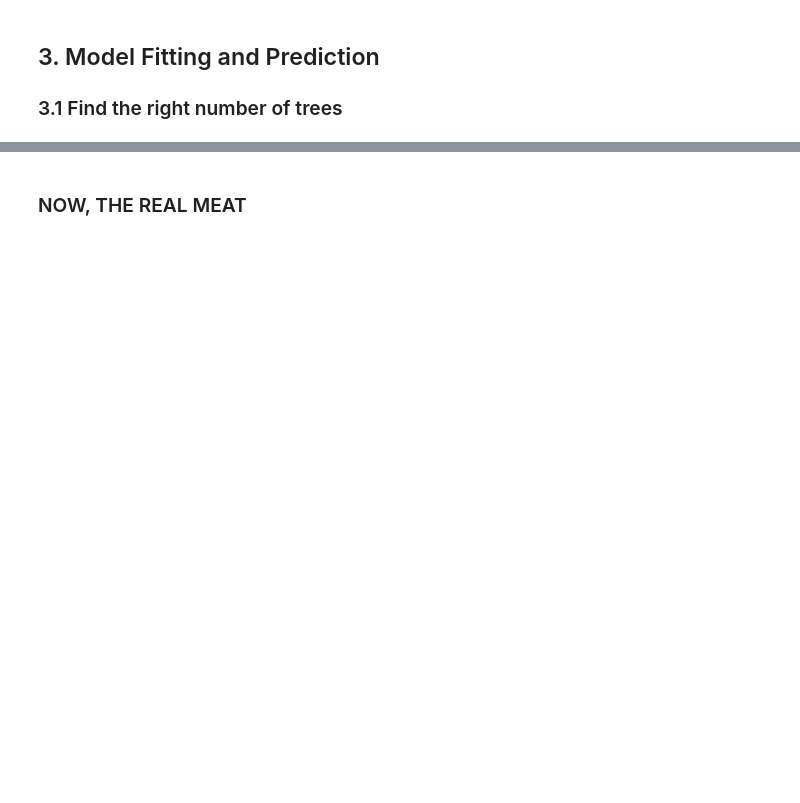
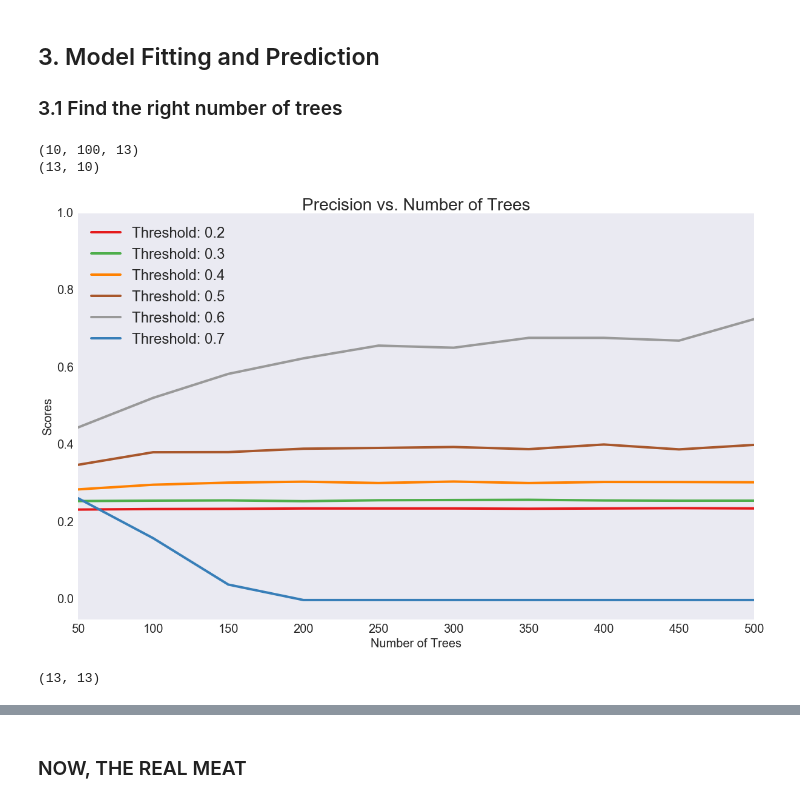
Before and after one commit to DataShackforAirbnb/AirBnbNegotiate, a Jupyter notebook: Model/input/analysis-final.ipynb, the cells around one changed output, grey strips where cells are left out. Saved outputs shown, nothing was run; the diff lists cells and outputs as text; code cells hidden in the pictures; blank space fills up the shorter version.

```diff
--- a/Model/input/analysis-final.ipynb
+++ b/Model/input/analysis-final.ipynb
@@ -194,6 +194,9 @@ Categorical:
 # calc_len = lambda row: (dt.datetime.strptime(row["end"], '%Y-%m-%d') - dt.datetime.strptime(row["start"], '%Y-%m-%d')).days
 calc_len = lambda row: (dt.datetime.strptime(row["end"], '%Y-%m-%d') - dt.datetime.strptime(row["start"], '%Y-%m-%d')).days
 calc_adv = lambda row: np.floor((dt.datetime.strptime(row["start"], '%Y-%m-%d') - dt.datetime.strptime(row["sent_date"], '%Y-%m-%d')).days/7)
+calc_weekend = lambda row: (dt.datetime.strptime(row["end"], '%Y-%m-%d').weekday() < dt.datetime.strptime(row["start"], '%Y-%m-%d').weekday()) \
+                            | (dt.datetime.strptime(row["start"], '%Y-%m-%d').weekday() > 4)\
+                            | (dt.datetime.strptime(row["end"], '%Y-%m-%d').weekday() > 4)
 # %%
 combined["length_num"] = combined.apply(calc_len, axis=1)
 combined["advance_num"] = combined.apply(calc_adv, axis=1)
@@ -441,5 +453,34 @@ for n_tree in n_trees:
     pre_by_tree.append(pre_by_run)
     rec_by_tree.append(rec_by_run)
     f_by_tree.append(f_by_run)
+# %%
+print np.array(pre_by_tree).shape
+pre_by_tree_t = np.array(pre_by_tree).T.shape
+pre_tree_mean = np.mean(pre_by_tree, axis=1).T
+print pre_tree_mean.shape
+# %% [output]
+(10, 100, 13)
+(13, 10)
+# %%
+thresholds = np.linspace(0.2, 0.8, 13)
+colors = sns.color_palette("Set1", 20)
+plt.figure(figsize=(20,12))
+plot_index = [0,2,4,6,8,10]
+for i in plot_index:
+#     tree_avg = np.mean(pre_by_tree_t[i], axis=0)
+
+
+    plt.plot(n_trees, pre_tree_mean[i], alpha= 1, lw=4, color=colors[i], label = "Threshold: %.1f"%thresholds[i])
+
+    plt.grid(False)
+    plt.legend(loc="upper left", fontsize = 24)
+    plt.title("Precision vs. Number of Trees", fontsize = 28)
+    plt.xlabel("Number of Trees", fontsize = 20)
+    plt.ylabel("Scores", fontsize = 20)
+    plt.xticks(fontsize = 20)
+    plt.yticks(fontsize = 20)
+    plt.ylim([-0.05,1])
+# %% [output]
+[figure, added]
 # %%
 plt.figure(figsize=(20,12))
@@ -499,4 +540,9 @@ for n_feature in n_features:
     pre_by_feature.append(pre_by_run)
     rec_by_feature.append(rec_by_run)
     f_by_feature.append(f_by_run)
+# %%
+pre_tree_mean = np.mean(pre_by_feature, axis=1).T
+print pre_tree_mean.shape
+# %% [output]
+(13, 13)
 # %%
```
Also changed, not shown: parts of 28 cells of this notebook, 4 other files.
